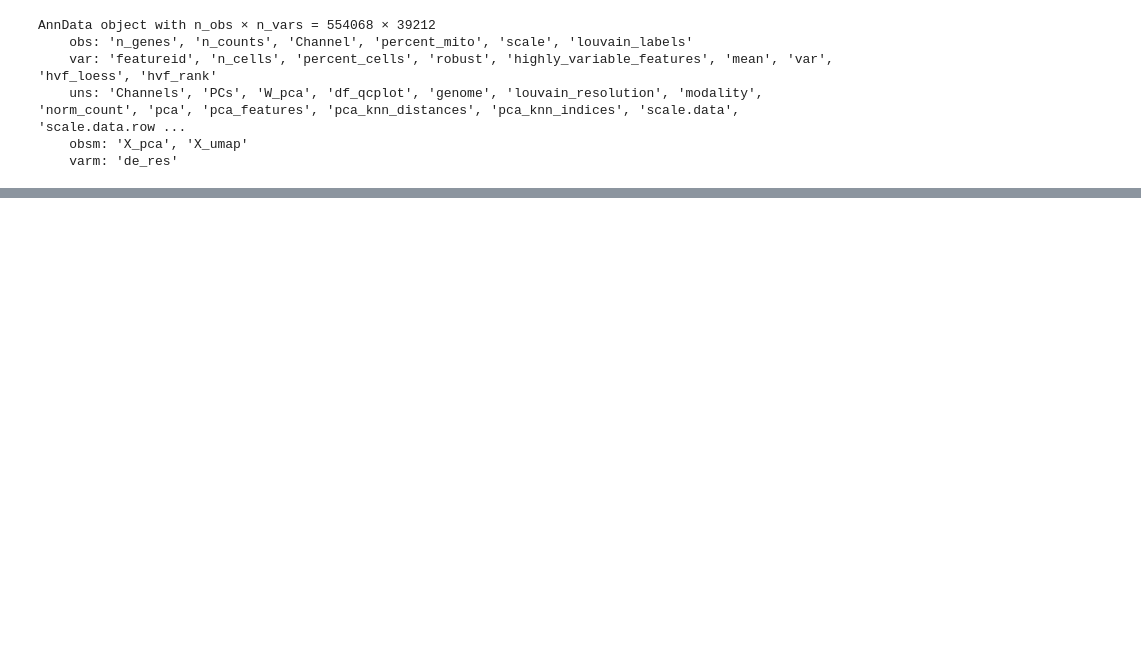
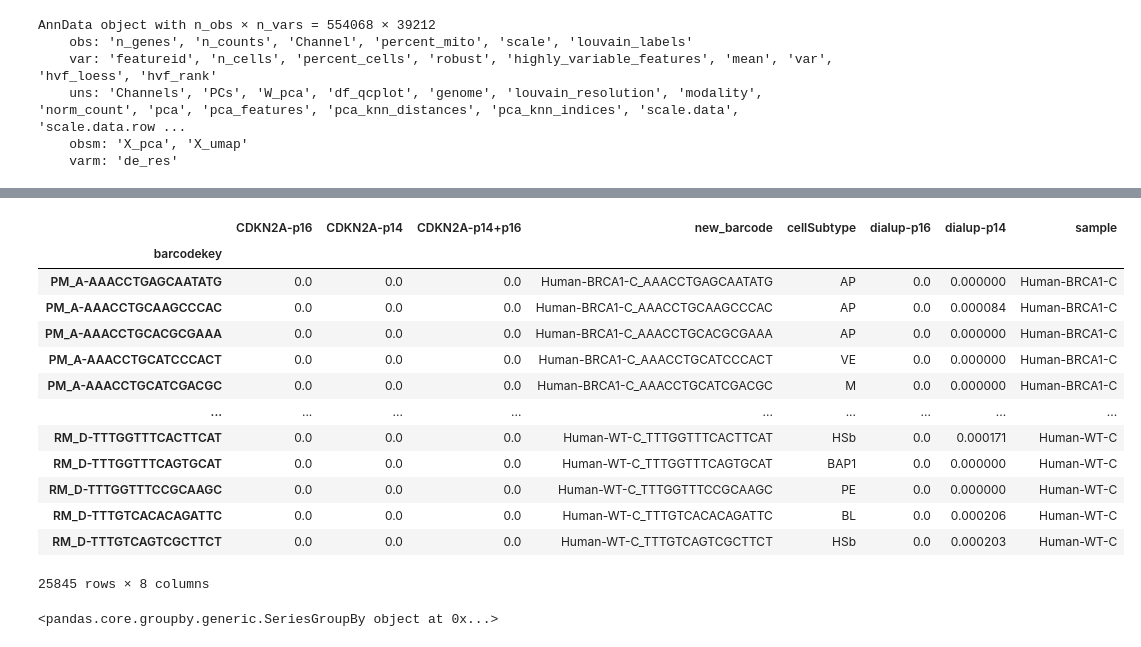
Before and after one commit to broadinstitute/CDKN2A-gene-regulation, a Jupyter notebook: Brugge_comparison.ipynb, the cells around one changed output, grey strips where cells are left out. Saved outputs shown, nothing was run; the diff lists cells and outputs as text; code cells hidden in the pictures; blank space fills up the shorter version.

```diff
--- a/Brugge_comparison.ipynb
+++ b/Brugge_comparison.ipynb
@@ -123,0 +58,8 @@ plt.show()
+# %%
+# Apply the sample mapping to the 'new_barcode' column
+def map_barcode(barcode):
+    parts = barcode.split('-')
+    if parts[0] in sample_mapping:
+        return sample_mapping[parts[0]] + '_' + '_'.join(parts[1:])
+    else:
+        return barcode
@@ -123,0 +70,6 @@ plt.show()
+# %%
+# Create a new column 'new_barcode' in df
+df['new_barcode'] = df.index
+
+df['new_barcode'] = df['new_barcode'].apply(map_barcode)
+df
@@ -123,0 +91,9 @@ plt.show()
+# %%
+# Merge df and df_dialup based on 'new_barcode' and index, respectively.
+merged_df = pd.merge(df, df_dialup, left_on='new_barcode', right_index=True, how='inner')
+
+# Discard rows in merged_df where 'new_barcode' is not found in df_dialup's index
+# This is already handled by the 'inner' join in pd.merge.
+
+# Display the merged DataFrame
+merged_df
@@ -123,0 +144,33 @@ plt.show()
+# %%
+# Create a new column 'sample' from the 'barcodekey' column
+merged_df['sample'] = merged_df['new_barcode'].str.split('_').str[0]
+merged_df
+# %% [output]
+|  | CDKN2A-p16 | CDKN2A-p14 | CDKN2A-p14+p16 | new_barcode | cellSubtype | dialup-p16 | dialup-p14 | sample |
+| barcodekey |  |  |  |  |  |  |  |  |
+| PM_A-AAACCTGAGCAATATG | 0.0 | 0.0 | 0.0 | Human-BRCA1-C_AAACCTGAGCAATATG | AP | 0.0 | 0.000000 | Human-BRCA1-C |
+| PM_A-AAACCTGCAAGCCCAC | 0.0 | 0.0 | 0.0 | Human-BRCA1-C_AAACCTGCAAGCCCAC | AP | 0.0 | 0.000084 | Human-BRCA1-C |
+| PM_A-AAACCTGCACGCGAAA | 0.0 | 0.0 | 0.0 | Human-BRCA1-C_AAACCTGCACGCGAAA | AP | 0.0 | 0.000000 | Human-BRCA1-C |
+| PM_A-AAACCTGCATCCCACT | 0.0 | 0.0 | 0.0 | Human-BRCA1-C_AAACCTGCATCCCACT | VE | 0.0 | 0.000000 | Human-BRCA1-C |
+| PM_A-AAACCTGCATCGACGC | 0.0 | 0.0 | 0.0 | Human-BRCA1-C_AAACCTGCATCGACGC | M | 0.0 | 0.000000 | Human-BRCA1-C |
+| ... | ... | ... | ... | ... | ... | ... | ... | ... |
+| RM_D-TTTGGTTTCACTTCAT | 0.0 | 0.0 | 0.0 | Human-WT-C_TTTGGTTTCACTTCAT | HSb | 0.0 | 0.000171 | Human-WT-C |
+| RM_D-TTTGGTTTCAGTGCAT | 0.0 | 0.0 | 0.0 | Human-WT-C_TTTGGTTTCAGTGCAT | BAP1 | 0.0 | 0.000000 | Human-WT-C |
+| RM_D-TTTGGTTTCCGCAAGC | 0.0 | 0.0 | 0.0 | Human-WT-C_TTTGGTTTCCGCAAGC | PE | 0.0 | 0.000000 | Human-WT-C |
+| RM_D-TTTGTCACACAGATTC | 0.0 | 0.0 | 0.0 | Human-WT-C_TTTGTCACACAGATTC | BL | 0.0 | 0.000206 | Human-WT-C |
+| RM_D-TTTGTCAGTCGCTTCT | 0.0 | 0.0 | 0.0 | Human-WT-C_TTTGTCAGTCGCTTCT | HSb | 0.0 | 0.000203 | Human-WT-C |
+25845 rows × 8 columns
+# %%
+# Calculate the overall percentage of cells expressing each gene (i.e., where expression > 0)
+total_cells = len(merged_df)
+percentages = [np.sum(merged_df[gene] > 0) / total_cells * 100 for gene in genes]
+
+# Calculate the standard error of the mean (SEM) per sample for each gene
+sems = [merged_df.groupby('sample')[gene].apply(lambda x: (x > 0).mean()).sem() * 100 for gene in genes]
+
+# Prepare the data for plotting
+labels = genes
+means = percentages
+errors = sems
+# %% [output]
+<pandas.core.groupby.generic.SeriesGroupBy object at 0x...>
```
Also changed, not shown: parts of 16 cells of this notebook.
